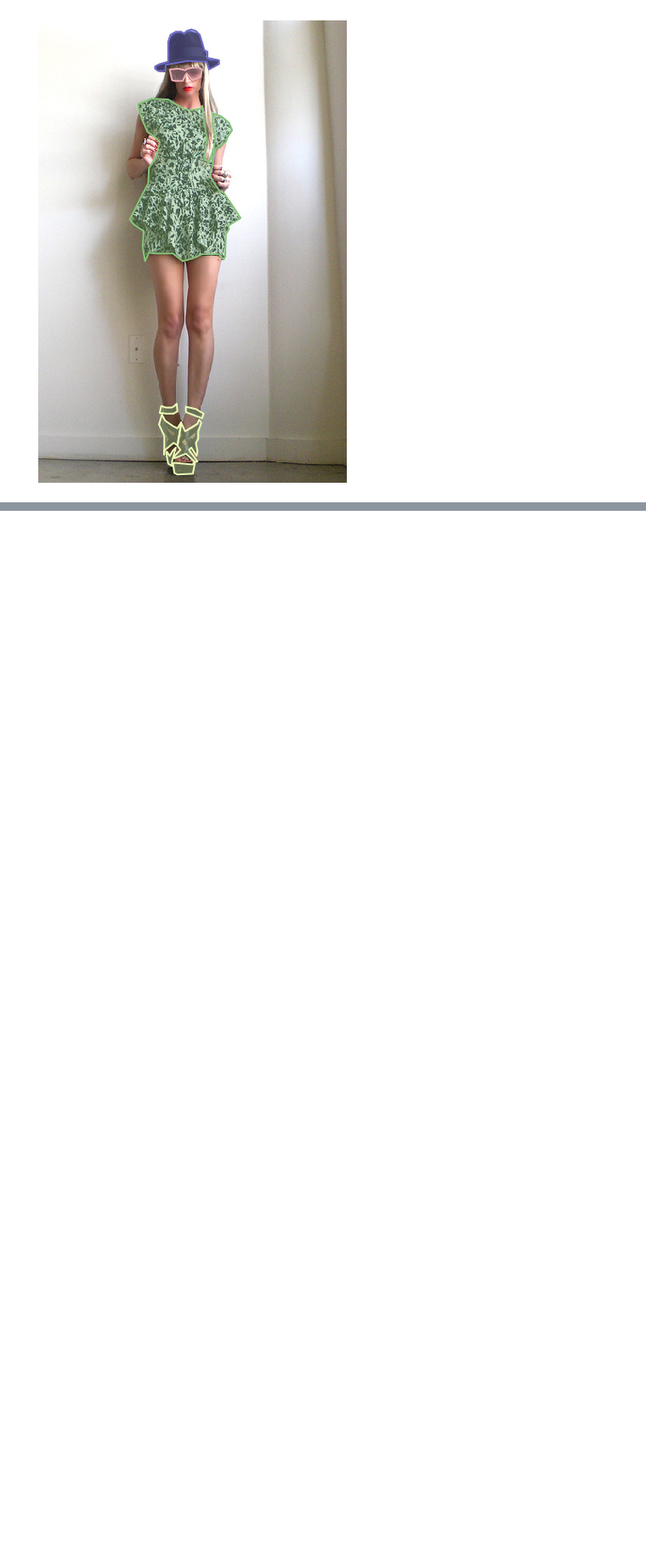
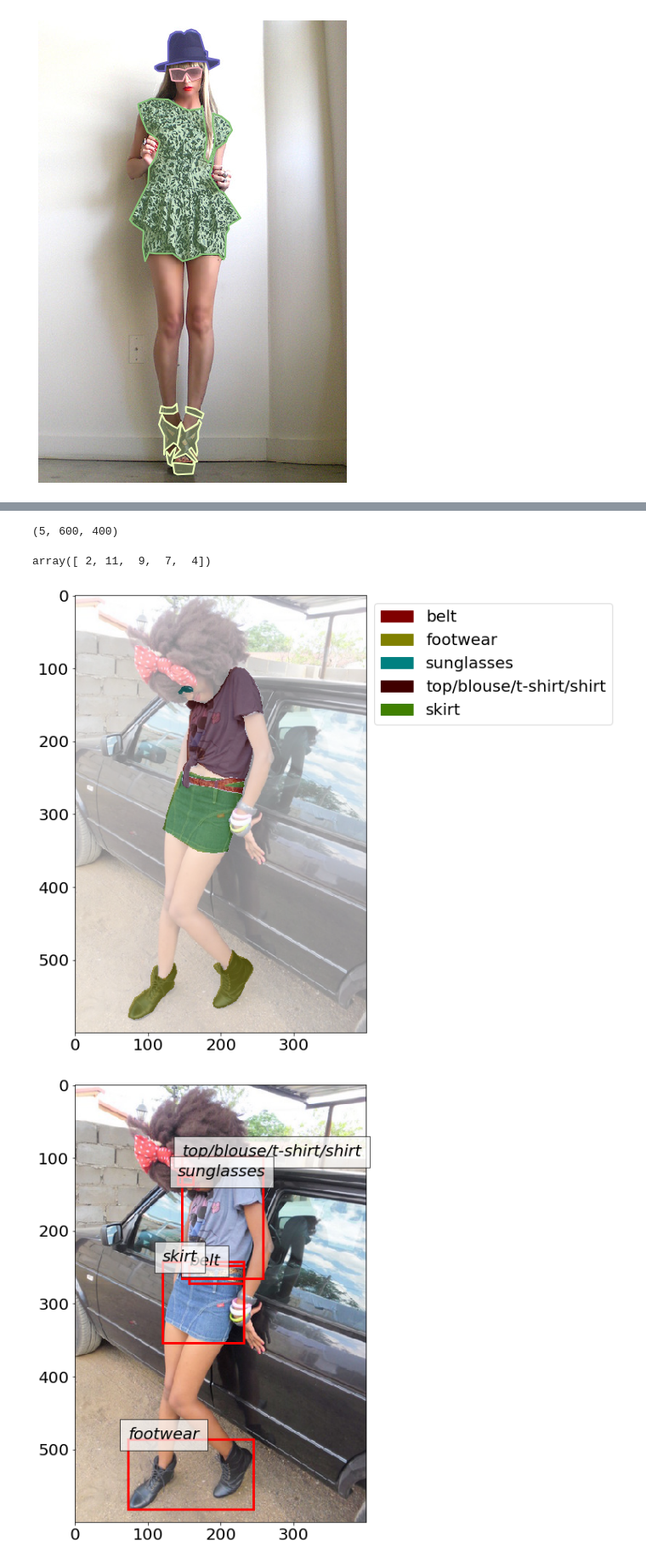
Before and after one commit to eBay/modanet, a Jupyter notebook: ModaNet.ipynb, the cells around one changed output, grey strips where cells are left out. Shown at 85% size. Drawn from its saved outputs; the diff is of its cells as text; code cells hidden in the pictures; blank space fills up the shorter version.

Commit message:
Make AnnToMask, mask_to_label

```diff
--- a/ModaNet.ipynb
+++ b/ModaNet.ipynb
@@ -577,0 +628,7 @@ coco.showAnns(anns)
+# %%
+ctg_csv_file = os.path.join(
+    os.environ['DATASET_ROOT'],
+    'tiny/labels/master_category.csv'
+)
+df_ctgs = pd.read_csv(ctg_csv_file).set_index('category_id')
+df_ctgs
@@ -577,0 +667,57 @@ coco.showAnns(anns)
+# %%
+img_dir = os.path.join(
+    os.environ['DATASET_ROOT'],
+    'tiny/images'
+)
+
+def read_img(filename):
+    img_file = os.path.join(
+        img_dir, filename
+    )
+    pil_img = Image.open(img_file).convert('RGB')
+    img = np.array(pil_img).transpose(2, 0, 1)
+    return img
+# %%
+snap = df.iloc[5]
+items = snap['items']
+h = snap['height']
+w = snap['width']
+img = read_img(snap['file_name'])
+img.shape
+
+
+masks = np.array([
+    annToMask(item['segmentation'], w, h)
+    for item in items
+])
+
+category_ids = np.array([
+    item['category_id']
+    for item in items
+])
+
+masks.shape
+category_ids
+
+
+from chainercv.visualizations import vis_semantic_segmentation
+
+ax, lenged_handles = vis_semantic_segmentation(
+                        img, mask_to_label(masks, category_ids),
+                        label_names=df_ctgs['category'].tolist(),
+                        ignore_label_color=(255,255,255),
+                        alpha=0.5,
+                        all_label_names_in_legend=True)
+_ = ax.legend(handles=lenged_handles,
+          bbox_to_anchor=(1,1), loc=2)
+
+
+from chainercv.utils import mask_to_bbox
+from chainercv.visualizations import vis_bbox
+
+bboxes = mask_to_bbox(masks)
+_ = vis_bbox(
+    img, bboxes, category_ids-1,
+    label_names=df_ctg['category'].tolist()
+)
+# %% [output]
@@ -577,0 +725,4 @@ coco.showAnns(anns)
+(5, 600, 400)
+array([ 2, 11,  9,  7,  4])
+[figure, added]
+[figure, added]
```
Also changed, not shown: parts of 6 cells of this notebook.
